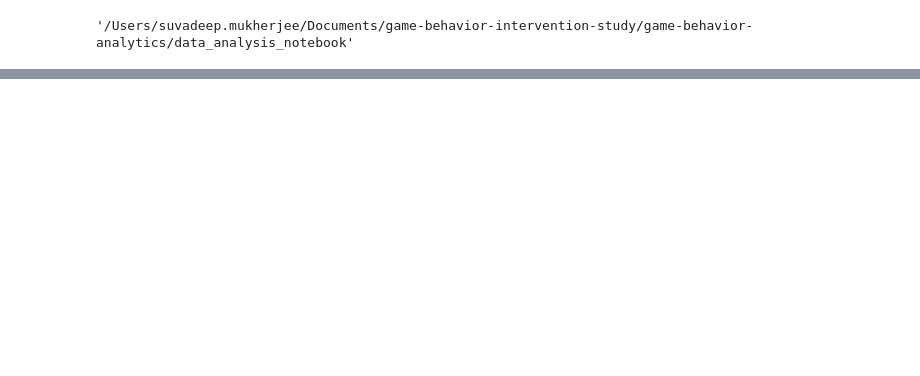
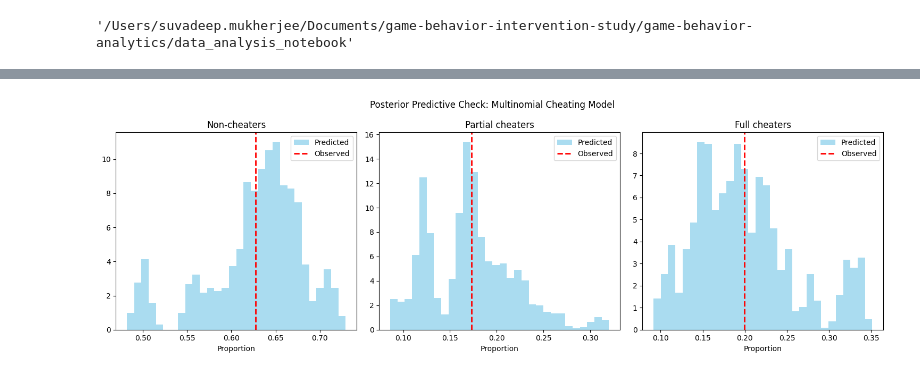
Before and after one commit to svdpmukherjee/game-behavior-intervention-study, a Jupyter notebook: game-behavior-analytics/data_analysis_notebook/analysis(PL+SM).ipynb, the cells around one changed output, grey strips where cells are left out. Saved outputs shown, nothing was run; the diff lists cells and outputs as text; code cells hidden in the pictures; blank space fills up the shorter version.

```diff
--- a/game-behavior-analytics/data_analysis_notebook/analysis(PL+SM).ipynb
+++ b/game-behavior-analytics/data_analysis_notebook/analysis(PL+SM).ipynb
@@ -536,0 +238,88 @@ EXPERIENCE:
+# %%
+# ============================================================================
+# MODEL 1: CHEATING BEHAVIOR (Multinomial Logistic)
+#
+# Multinomial logistic regression with non-cheaters as reference category:
+#
+# log_odds(partialcheaters vs noncheaters) = β₀_partialcheaters + Σ(β_i_partialcheaters × ConceptDummy_i) + message_effects_partialcheaters
+# log_odds(fullcheaters vs noncheaters) = β₀_fullcheaters + Σ(β_i_fullcheaters × ConceptDummy_i) + message_effects_fullcheaters
+#
+# Where:
+# - β₀: Control group baseline log-odds for each cheating type vs non-cheating
+# - β_i: Effect of concept i on each cheating type (vs control)
+# - message_effects: Random effects for motivational message variations
+# ============================================================================
+
+print("\n" + "="*80)
+print("MODEL 1: CHEATING BEHAVIOR (MULTINOMIAL LOGISTIC)")
+print("="*80)
+
+with pm.Model() as cheating_model:
+
+    # Control group baseline (reference: noncheaters)
+    # Logits for partialcheaters vs noncheaters, fullcheaters vs noncheaters
+    control_counts = control_data['cheating_behavior'].value_counts().sort_index()
+
+    # Control logits (log odds relative to non-cheaters)
+    control_partialcheaters_logit = np.log(control_counts[1] / control_counts[0]) if control_counts[0] > 0 else -2
+    control_fullcheaters_logit = np.log(control_counts[2] / control_counts[0]) if control_counts[0] > 0 else -1
+
+    beta_partialcheaters_intercept = pm.Normal('beta_partialcheaters_intercept', mu=control_partialcheaters_logit, sigma=1.0)
+    beta_fullcheaters_intercept = pm.Normal('beta_fullcheaters_intercept', mu=control_fullcheaters_logit, sigma=1.0)
+
+    # Concept effects on partialcheaters and fullcheaters cheating (vs non-cheating)
+    concept_effects_partialcheaters = pm.Normal('concept_effects_partialcheaters', mu=-1.0, sigma=1.0, shape=len(concepts))
+    concept_effects_fullcheaters = pm.Normal('concept_effects_fullcheaters', mu=-1.0, sigma=1.0, shape=len(concepts))
+
+    # Message effects
+    message_effects_partialcheaters = pm.Normal('message_effects_partialcheaters', mu=0, sigma=0.5, shape=len(message_ids.cat.categories))
+    message_effects_fullcheaters = pm.Normal('message_effects_fullcheaters', mu=0, sigma=0.5, shape=len(message_ids.cat.categories))
+
+    # Linear predictors
+    eta_partialcheaters = beta_partialcheaters_intercept + message_effects_partialcheaters[message_codes]
+    eta_fullcheaters = beta_fullcheaters_intercept + message_effects_fullcheaters[message_codes]
+
+    # Add concept effects for intervention groups
+    eta_partialcheaters = pm.math.switch(concept_codes > 0,
+                                eta_partialcheaters + concept_effects_partialcheaters[concept_codes - 1],
+                                eta_partialcheaters)
+    eta_fullcheaters = pm.math.switch(concept_codes > 0,
+                             eta_fullcheaters + concept_effects_fullcheaters[concept_codes - 1],
+                             eta_fullcheaters)
+
+    # Multinomial logistic probabilities
+    # Reference category is non-cheating (category 0)
+    logits = pm.math.stack([pm.math.zeros_like(eta_partialcheaters), eta_partialcheaters, eta_fullcheaters], axis=1)
+    probs = pm.math.softmax(logits, axis=1)
+
+    # Likelihood
+    pm.Categorical('cheating_obs', p=probs, observed=y_cheating_behavior)
+
+print("Fitting multinomial cheating behavior model...")
+with cheating_model:
+    trace_cheating = pm.sample(1000, tune=500, chains=4, cores=4, target_accept=0.9, random_seed=42)
+
+print("Model fitted successfully!")
+
+# Model checking
+print("Performing posterior predictive checks...")
+with cheating_model:
+    ppc_cheating = pm.sample_posterior_predictive(trace_cheating, random_seed=42)
+
+
+# Plot posterior predictive checks
+fig, axes = plt.subplots(1, 3, figsize=(15, 5))
+for i, category in enumerate(['Non-cheaters', 'Partial cheaters', 'Full cheaters']):
+    observed_prop = (y_cheating_behavior == i).mean()
+    predicted_props = (ppc_cheating.posterior_predictive['cheating_obs'] == i).mean(dim=['chain', 'draw'])
+
+    axes[i].hist(predicted_props, bins=30, alpha=0.7, density=True, label='Predicted', color='skyblue')
+    axes[i].axvline(observed_prop, color='red', linestyle='--', linewidth=2, label='Observed')
+    axes[i].set_title(f'{category}')
+    axes[i].set_xlabel('Proportion')
+    axes[i].legend()
+
+plt.suptitle('Posterior Predictive Check: Multinomial Cheating Model')
+plt.tight_layout()
+plt.show()
+# %% [output]
@@ -537,2 +341,3 @@ EXPERIENCE:
+[figure, added]
 # %%
 # ============================================================================
```
Also changed, not shown: parts of 29 cells of this notebook.
